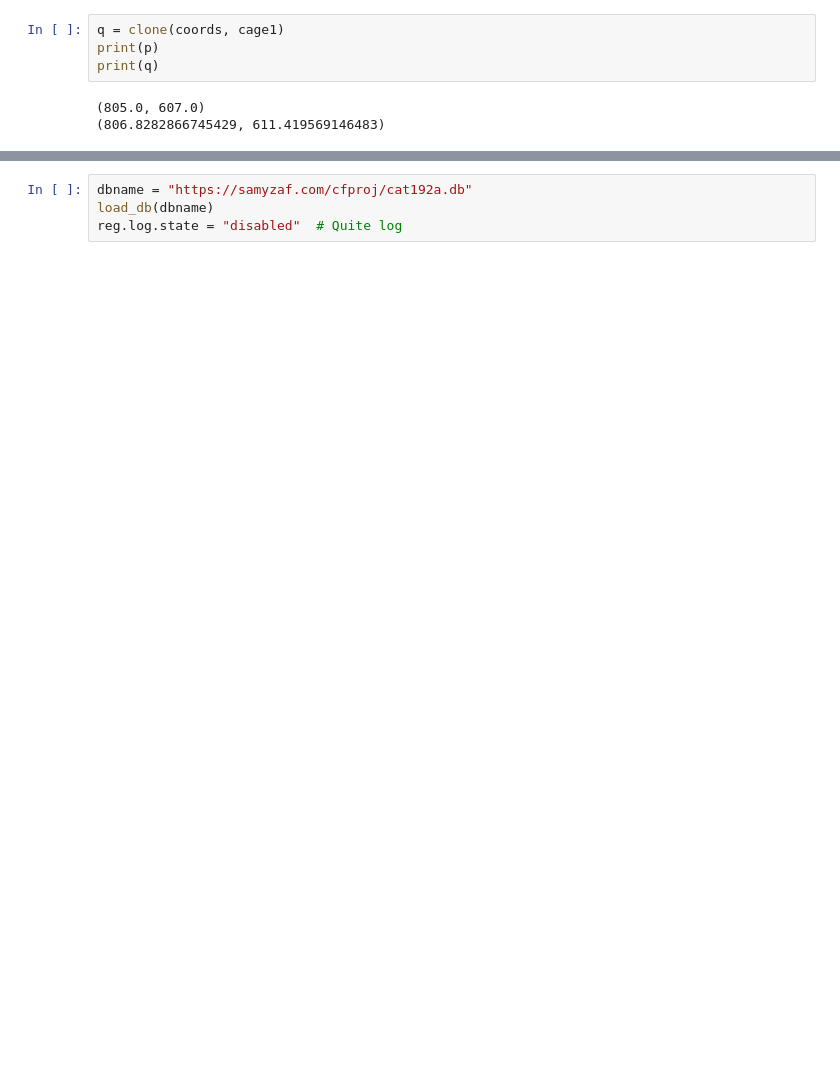
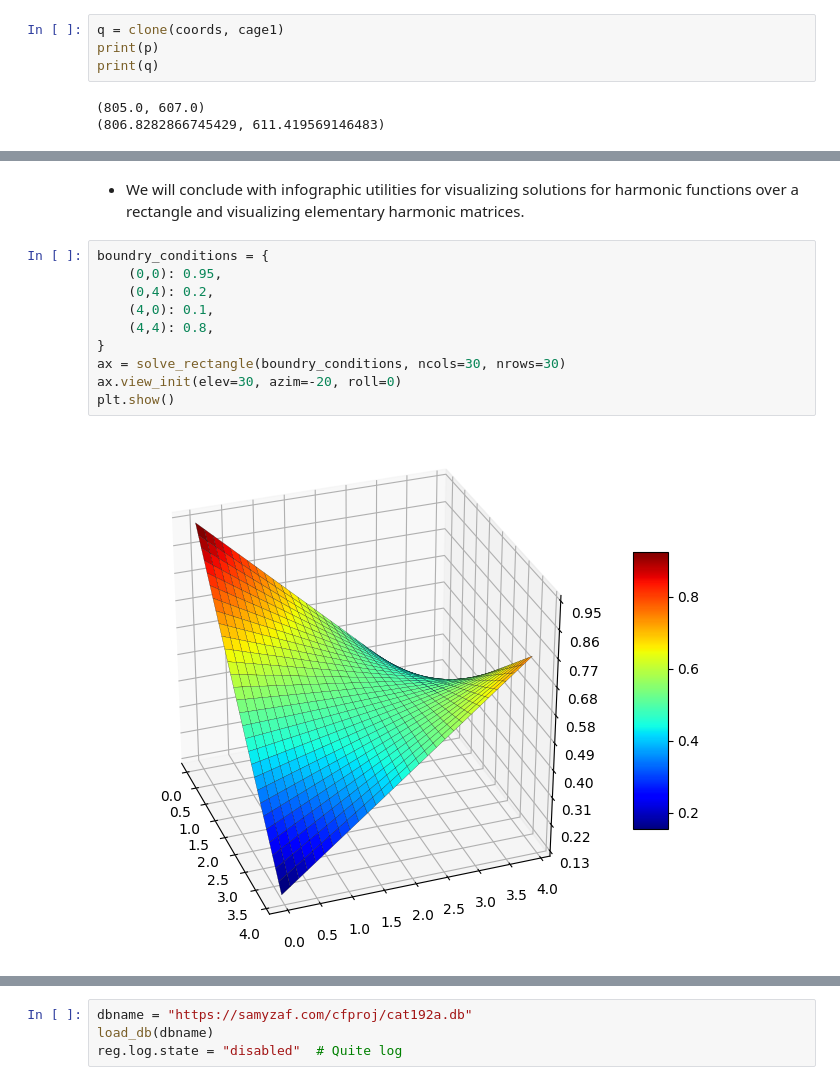
Before and after one commit to samyzaf/notebooks, a Jupyter notebook: cfproj.ipynb, the cells around one changed output, grey strips where cells are left out. Drawn from its saved outputs; the diff is of its cells as text; blank space fills up the shorter version.

```diff
--- a/cfproj.ipynb
+++ b/cfproj.ipynb
@@ -1071,0 +1024,17 @@ test_harmonize_box_2()
+# %% [markdown]
+* We will conclude with infographic utilities
+  for visualizing solutions for harmonic functions
+  over a rectangle
+  and visualizing elementary harmonic matrices.
+# %%
+boundry_conditions = {
+    (0,0): 0.95,
+    (0,4): 0.2,
+    (4,0): 0.1,
+    (4,4): 0.8,
+}
+ax = solve_rectangle(boundry_conditions, ncols=30, nrows=30)
+ax.view_init(elev=30, azim=-20, roll=0)
+plt.show()
+# %% [output]
+[figure, added]
```
Also changed, not shown: parts of 43 cells of this notebook.
